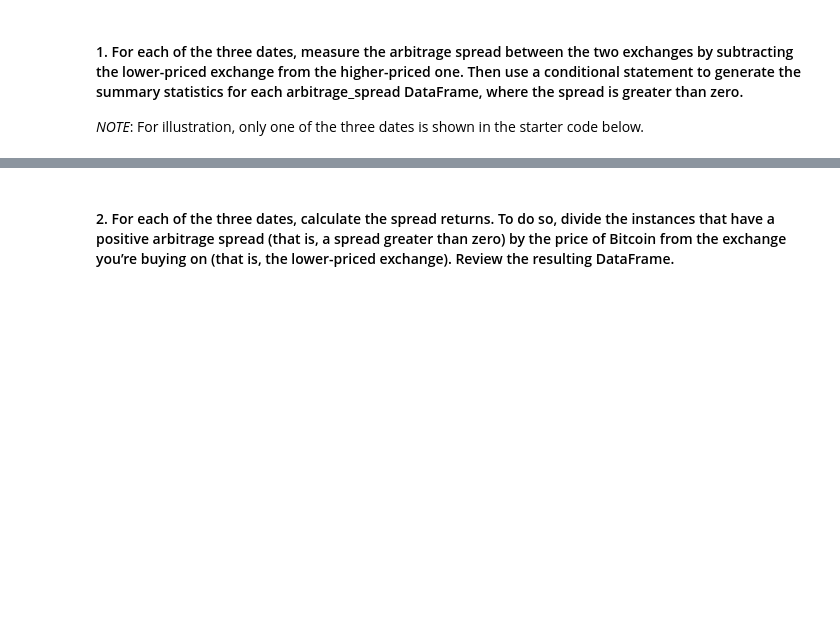
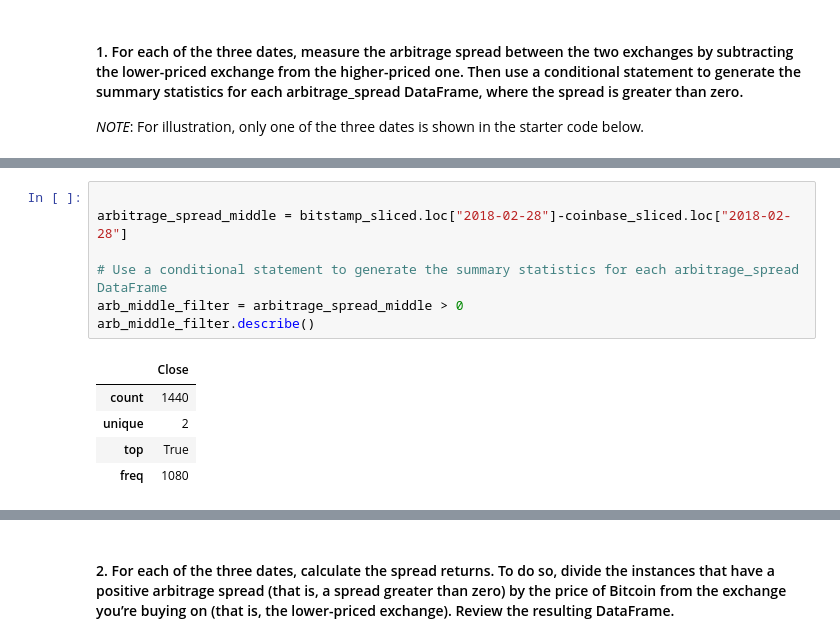
Before and after one commit to DigitalGoldRush/Module_3_Challenge, a Jupyter notebook: Module 3 Challenge/Starter_Code/crypto_arbitrage.ipynb, the cells around one changed output, grey strips where cells are left out. Cells and saved outputs as stored; diff of their text form; blank space fills up the shorter version.

```diff
--- a/Module 3 Challenge/Starter_Code/crypto_arbitrage.ipynb
+++ b/Module 3 Challenge/Starter_Code/crypto_arbitrage.ipynb
@@ -481,0 +499,13 @@ arbitrage_spread_early = # YOUR CODE HERE
+# %%
+
+arbitrage_spread_middle = bitstamp_sliced.loc["2018-02-28"]-coinbase_sliced.loc["2018-02-28"]
+
+# Use a conditional statement to generate the summary statistics for each arbitrage_spread DataFrame
+arb_middle_filter = arbitrage_spread_middle > 0
+arb_middle_filter.describe()
+# %% [output]
+|  | Close |
+| count | 1440 |
+| unique | 2 |
+| top | True |
+| freq | 1080 |
```
Also changed, not shown: parts of 7 cells of this notebook.
